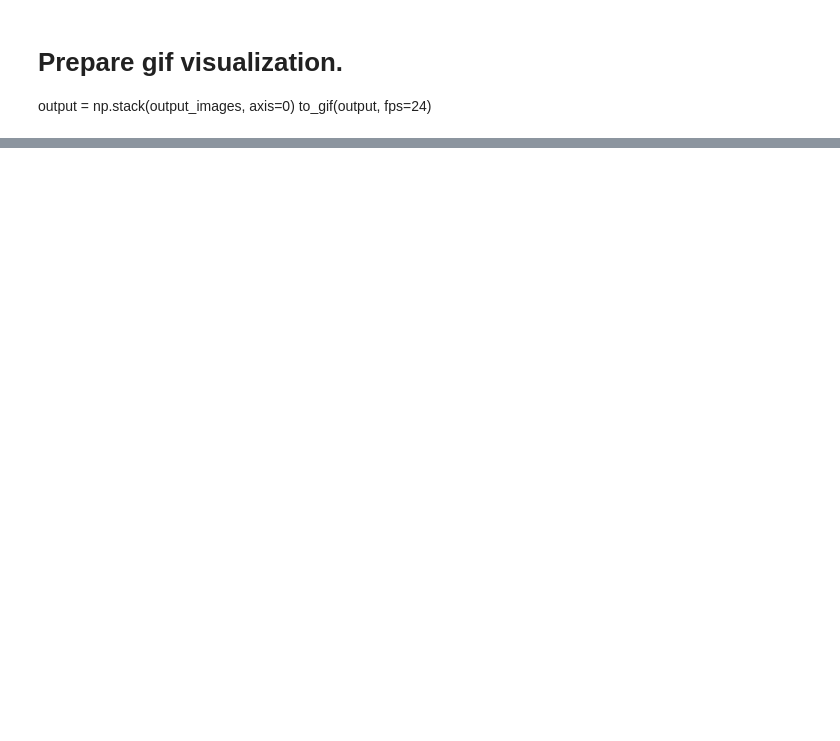
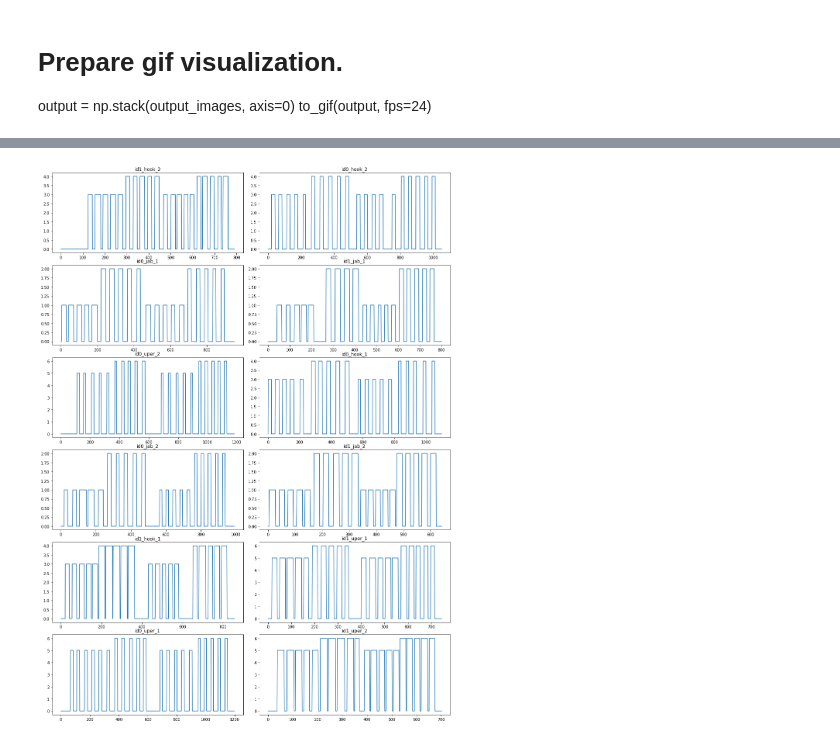
Before and after one commit to balezz/Punch_DL, a Jupyter notebook: MoveNetExtractKeypoints.ipynb, the cells around one changed output, grey strips where cells are left out. Drawn from its saved outputs; the diff is of its cells as text; code cells hidden in the pictures; blank space fills up the shorter version.

```diff
--- a/MoveNetExtractKeypoints.ipynb
+++ b/MoveNetExtractKeypoints.ipynb
@@ -620,0 +743,3 @@ to_gif(output, fps=24)
+# %%
+files = os.listdir('data/labels/')
+files
@@ -620,0 +759,37 @@ to_gif(output, fps=24)
+# %%
+puch_data_dict = {}
+
+for f in files:
+    with open(f"data/labels/{f}") as file:
+        labels = file.readlines()
+
+    N = get_frame_num(labels)
+    y = np.zeros(N, dtype=int)
+
+    for lab in labels:
+        C = re.findall(r"\d:", lab)
+
+        if len(C) == 0:
+            continue
+
+        if len(C) == 1:
+            C = int(C[0][0])
+
+        idxs = re.findall(r"\d+-\d+", lab)
+        for idx in idxs:
+            start, stop = idx.split("-")
+            y[int(start) : int(stop)] = C
+
+    puch_data_dict[str(f)] = {"y": y}
+# %%
+fig, ax = plt.subplots(len(files) // 2, 2, figsize=(15, 20))
+fig.tight_layout()
+
+for i in range(2):
+    for j in range(len(files) // 2):
+        file_name = files[i * 6 + j]
+        data = puch_data_dict.get(file_name)
+        ax[j, i].plot(data.get("y"))
+        ax[j, i].set_title(file_name)
+# %% [output]
+[figure, added]
```
Also changed, not shown: parts of 16 cells of this notebook, 24 other files.
